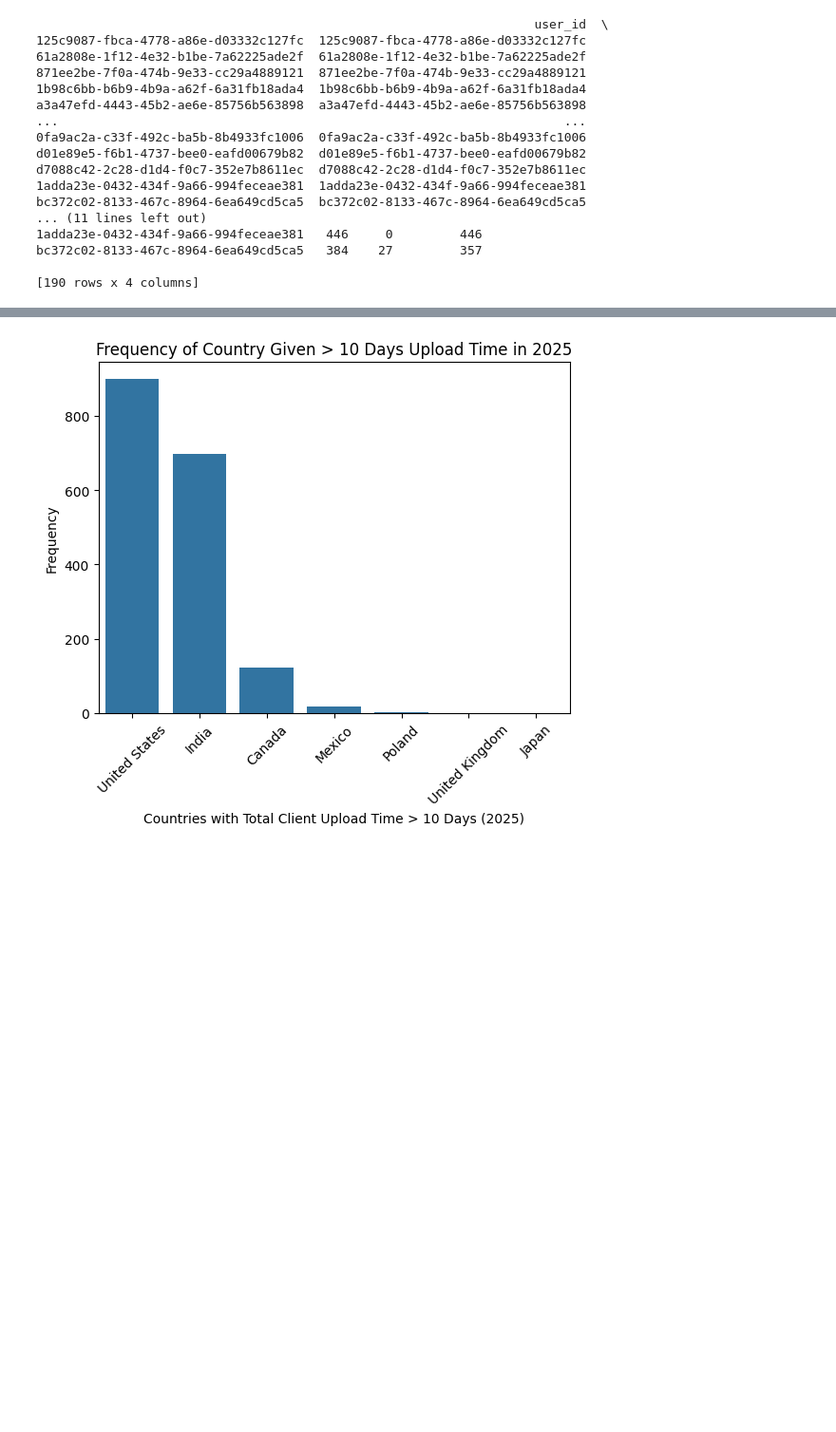
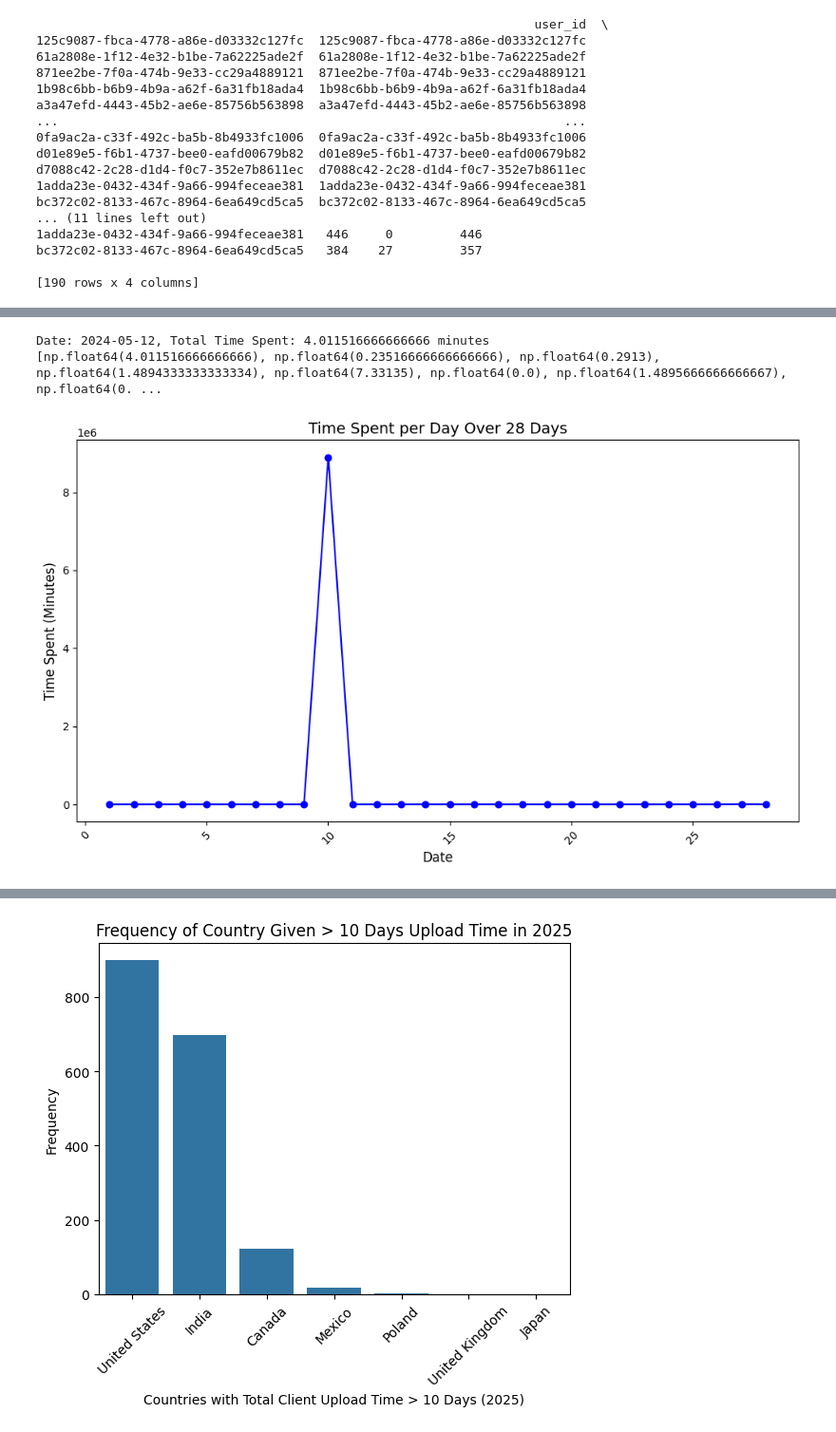
Before and after one commit to nyra-rodrigues/Federato-RiskOps-Platform-Optimization-Challenge, a Jupyter notebook: federato_data_read_starter.ipynb, the cells around one changed output, grey strips where cells are left out. Shown at 95% size. Drawn from its saved outputs; the diff is of its cells as text; code cells hidden in the pictures; blank space fills up the shorter version.

```diff
--- a/federato_data_read_starter.ipynb
+++ b/federato_data_read_starter.ipynb
@@ -448,0 +416,56 @@ TypeError: 'DatetimeArray' with dtype datetime64[ns] does not support reduction
+# %%
+start_date = pd.to_datetime('2024-04-14')
+end_date = pd.to_datetime('2024-05-12')
+
+first_period_2024 = combined_df_2024[(combined_df_2024['client_event_time'] >= start_date) & (combined_df_2024['client_event_time'] <= end_date)]
+
+# Number of users in first period
+first_period_2024['user_id'].nunique() # 456 users
+
+
+
+
+# Initialize an empty list to store the total time spent per day
+total_time_spent_per_day = []
+
+# Loop over each day in the date range (28 days)
+for i in range(28):
+    # Filter the DataFrame for the current date
+    filtered_data = combined_df_2024[(combined_df_2024['client_event_time'].dt.date >= start_date.date()) &
+                                     (combined_df_2024['client_event_time'].dt.date < (start_date + pd.Timedelta(days=1)).date())]
+
+    # Sum the 'total_time_spent_minutes' for that date
+    total_time = filtered_data['time_difference_minutes'].sum()
+
+    # Append the total time spent to the list
+    total_time_spent_per_day.append(total_time)
+
+    # Increment the date by 1 day for the next iteration
+    start_date += pd.Timedelta(days=1)
+
+# Print the results
+for date, time_spent in zip(pd.date_range(start=start_date, end=end_date), total_time_spent_per_day):
+    print(f"Date: {date.date()}, Total Time Spent: {time_spent} minutes")
+
+print(total_time_spent_per_day)
+
+## Plotting
+# Plot the time spent per day over the 28-day period
+plt.figure(figsize=(10, 6))
+plt.plot([1,2,3,4,5,6,7,8,9,10,11,12,13,14,15,16,17,18,19,20,21,22,23,24,25,26,27,28], total_time_spent_per_day, marker='o', linestyle='-', color='b')
+
+# Adding title and labels
+plt.title('Time Spent per Day Over 28 Days', fontsize=14)
+plt.xlabel('Date', fontsize=12)
+plt.ylabel('Time Spent (Minutes)', fontsize=12)
+
+# Formatting the x-axis for better readability (showing date as YYYY-MM-DD)
+plt.xticks(rotation=45)
+
+# Display the plot
+plt.tight_layout()
+plt.show()
+# %% [output]
+Date: 2024-05-12, Total Time Spent: 4.011516666666666 minutes
+[np.float64(4.011516666666666), np.float64(0.23516666666666666), np.float64(0.2913), np.float64(1.4894333333333334), np.float64(7.33135), np.float64(0.0), np.float64(1.4895666666666667), np.float64(0. ...
+[figure, added]
```
Also changed, not shown: parts of 11 cells of this notebook.
